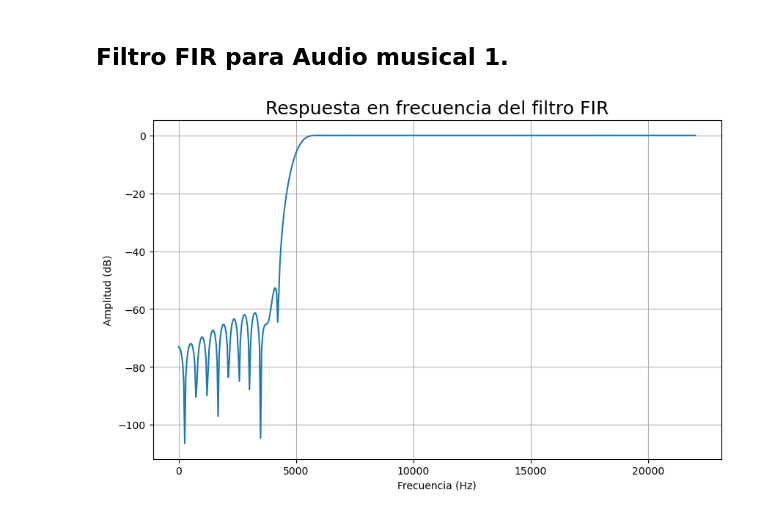
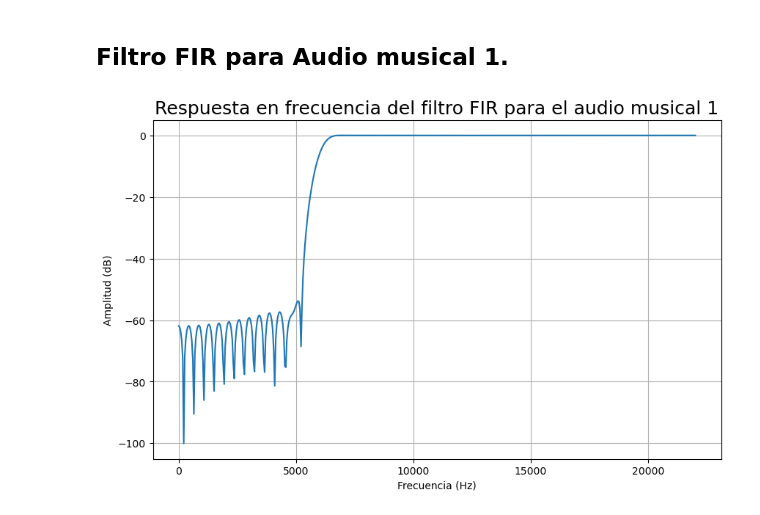
Before and after one commit to JoseOrtiz23/Proyecto_Final_PDS_2023_1, a Jupyter notebook: Proyecto_Final_OrtizMiranda_JoseDavid.ipynb, the cells around one changed output. Drawn from its saved outputs; the diff is of its cells as text; code cells hidden in the pictures.

```diff
--- a/Proyecto_Final_OrtizMiranda_JoseDavid.ipynb
+++ b/Proyecto_Final_OrtizMiranda_JoseDavid.ipynb
@@ -391,25 +391,25 @@ plt.show()
 ## Filtro FIR para Audio musical 1.
 # %%
 # Frecuencia de corte del filtro pasa altas (en Hz)
-frecuencia_corte = 5000
+frecuencia_corte = 6000
 
 # Orden del filtro FIR
 orden_filtro = 101
 
 # Crear la respuesta de impulso del filtro FIR (pasa altas)
 respuesta_impulso = signal.firwin(orden_filtro, frecuencia_corte, fs = 44100, pass_zero=False)
 
 # Calcular la respuesta en frecuencia del filtro FIR
 frecuencias, respuesta_frecuencia = signal.freqz(respuesta_impulso, 1, fs = 44100)
 
 # Graficar la respuesta en frecuencia
 plt.figure(figsize=(10, 6))
 plt.plot(frecuencias, 20 * np.log10(np.abs(respuesta_frecuencia)))
 
-plt.title('Respuesta en frecuencia del filtro FIR', fontsize = 18)
+plt.title('Respuesta en frecuencia del filtro FIR para el audio musical 1', fontsize = 18)
 plt.xlabel('Frecuencia (Hz)')
 plt.ylabel('Amplitud (dB)')
 plt.grid()
 plt.show()
 # %% [output]
-[figure, old version]
+[figure, new version]
```
Also changed, not shown: parts of 23 cells of this notebook, 1 other file.
